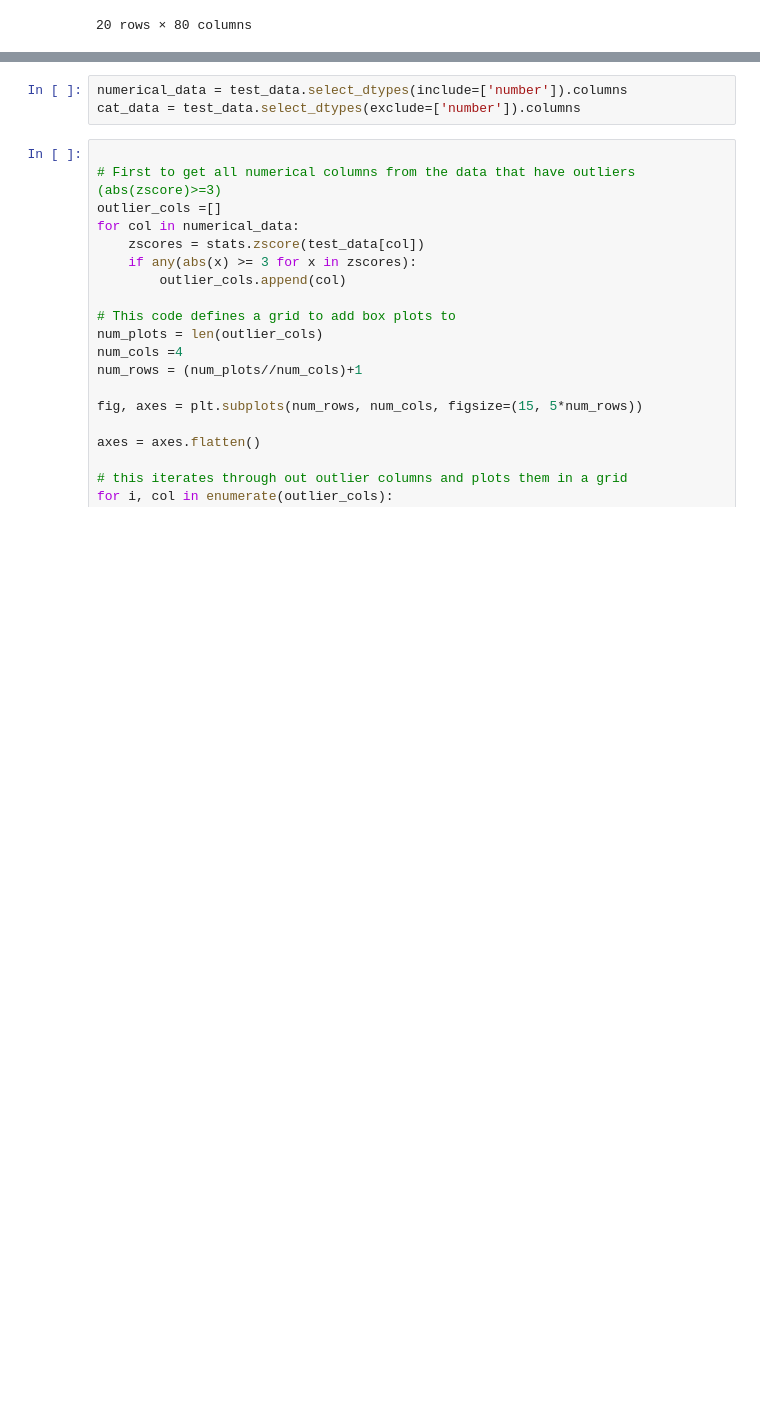
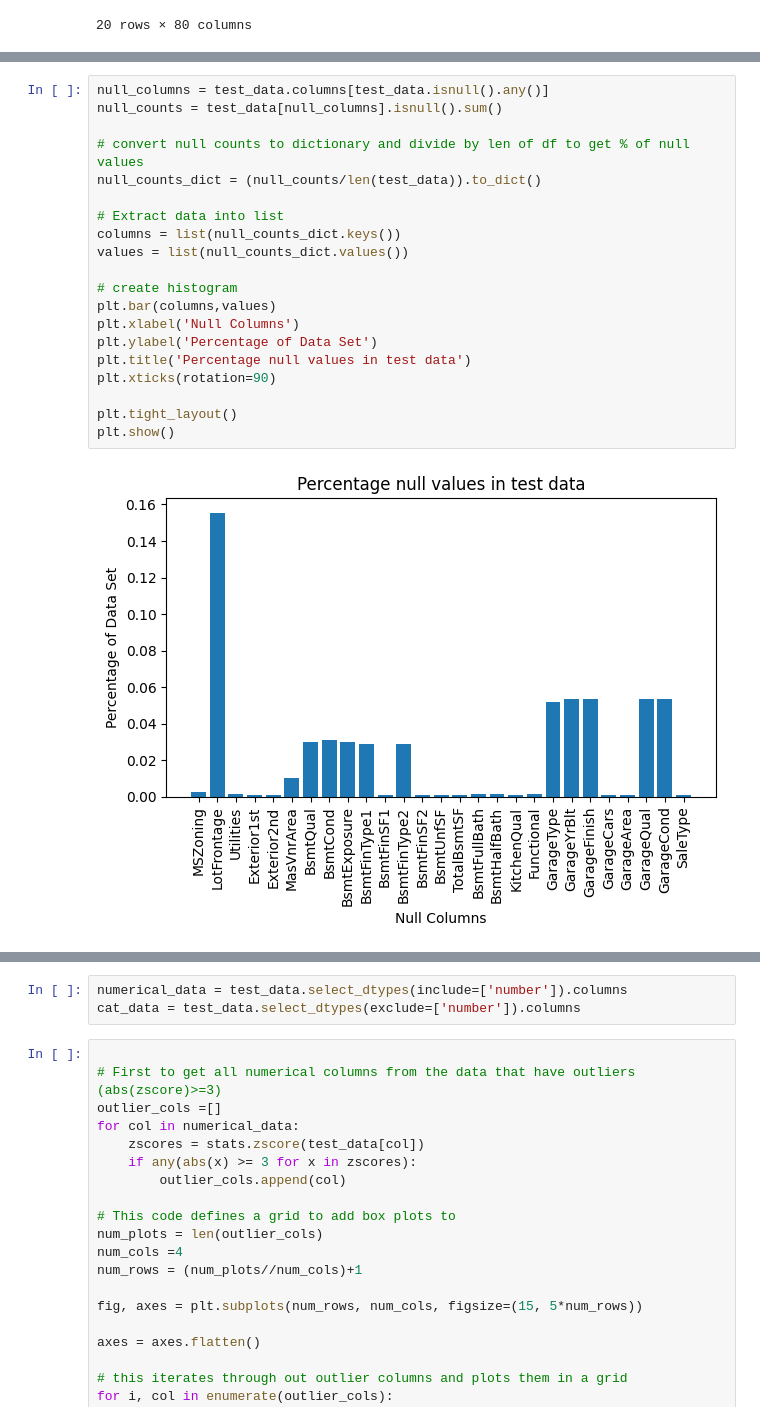
Before and after one commit to Jbugden/Portfolio, a Jupyter notebook: data_science_projects/hosing_prices_predictions/housing_prices_regression.ipynb, the cells around one changed output, grey strips where cells are left out. Drawn from its saved outputs; the diff is of its cells as text; blank space fills up the shorter version.

```diff
--- a/data_science_projects/hosing_prices_predictions/housing_prices_regression.ipynb
+++ b/data_science_projects/hosing_prices_predictions/housing_prices_regression.ipynb
@@ -109,0 +169,22 @@ test_data.head(20)
+# %%
+null_columns = test_data.columns[test_data.isnull().any()]
+null_counts = test_data[null_columns].isnull().sum()
+
+# convert null counts to dictionary and divide by len of df to get % of null values
+null_counts_dict = (null_counts/len(test_data)).to_dict()
+
+# Extract data into list
+columns = list(null_counts_dict.keys())
+values = list(null_counts_dict.values())
+
+# create histogram
+plt.bar(columns,values)
+plt.xlabel('Null Columns')
+plt.ylabel('Percentage of Data Set')
+plt.title('Percentage null values in test data')
+plt.xticks(rotation=90)
+
+plt.tight_layout()
+plt.show()
+# %% [output]
+[figure, added]
```
Also changed, not shown: parts of 52 cells of this notebook, 2 other files.
